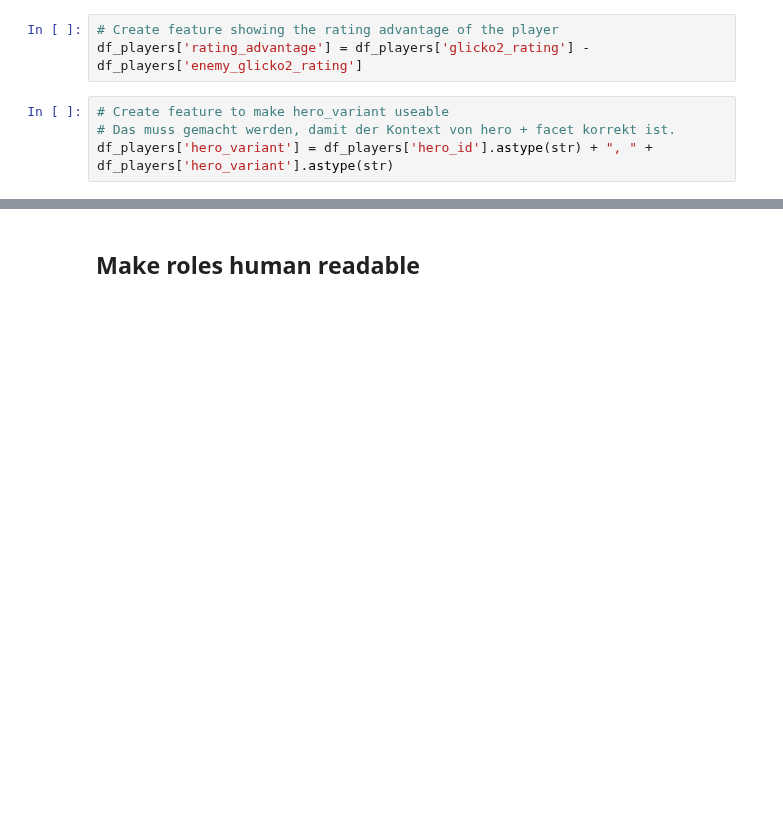
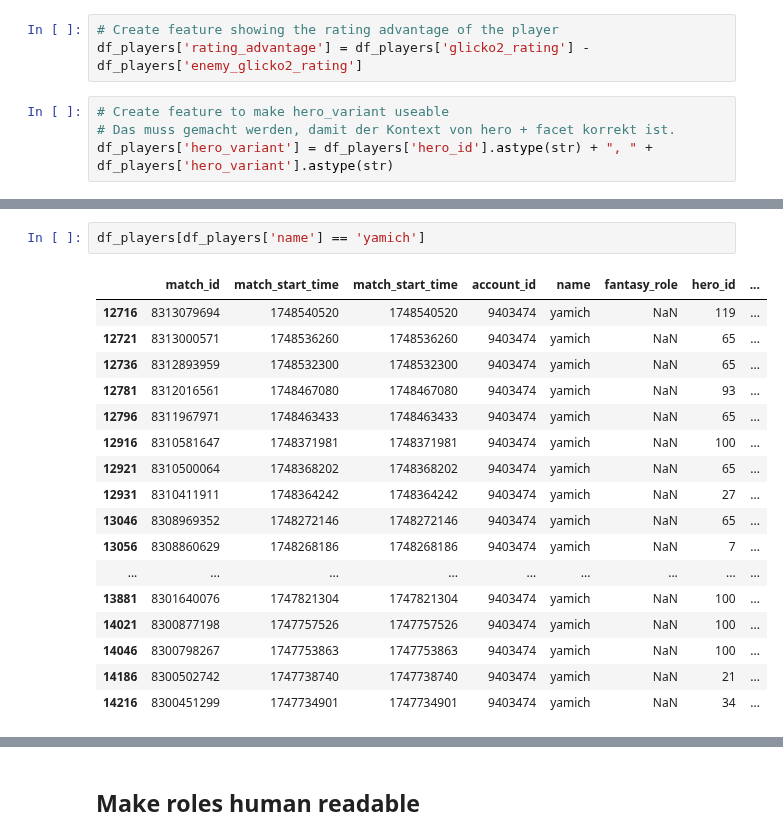
Before and after one commit to Burny101/dota-fantasy, a Jupyter notebook: data_pipeline.ipynb, the cells around one changed output, grey strips where cells are left out. Drawn from its saved outputs; the diff is of its cells as text; blank space fills up the shorter version.

```diff
--- a/data_pipeline.ipynb
+++ b/data_pipeline.ipynb
@@ -394 +413,21 @@ Name: count, dtype: int64
+# %%
+df_players[df_players['name'] == 'yamich']
+# %% [output]
+|  | match_id | match_start_time | match_start_time | account_id | name | fantasy_role | hero_id | ... |
+| 12716 | 8313079694 | 1748540520 | 1748540520 | 9403474 | yamich | NaN | 119 | ... |
+| 12721 | 8313000571 | 1748536260 | 1748536260 | 9403474 | yamich | NaN | 65 | ... |
+| 12736 | 8312893959 | 1748532300 | 1748532300 | 9403474 | yamich | NaN | 65 | ... |
+| 12781 | 8312016561 | 1748467080 | 1748467080 | 9403474 | yamich | NaN | 93 | ... |
+| 12796 | 8311967971 | 1748463433 | 1748463433 | 9403474 | yamich | NaN | 65 | ... |
+| 12916 | 8310581647 | 1748371981 | 1748371981 | 9403474 | yamich | NaN | 100 | ... |
+| 12921 | 8310500064 | 1748368202 | 1748368202 | 9403474 | yamich | NaN | 65 | ... |
+| 12931 | 8310411911 | 1748364242 | 1748364242 | 9403474 | yamich | NaN | 27 | ... |
+| 13046 | 8308969352 | 1748272146 | 1748272146 | 9403474 | yamich | NaN | 65 | ... |
+| 13056 | 8308860629 | 1748268186 | 1748268186 | 9403474 | yamich | NaN | 7 | ... |
+| ... | ... | ... | ... | ... | ... | ... | ... | ... |
+| 13881 | 8301640076 | 1747821304 | 1747821304 | 9403474 | yamich | NaN | 100 | ... |
+| 14021 | 8300877198 | 1747757526 | 1747757526 | 9403474 | yamich | NaN | 100 | ... |
+| 14046 | 8300798267 | 1747753863 | 1747753863 | 9403474 | yamich | NaN | 100 | ... |
+| 14186 | 8300502742 | 1747738740 | 1747738740 | 9403474 | yamich | NaN | 21 | ... |
+| 14216 | 8300451299 | 1747734901 | 1747734901 | 9403474 | yamich | NaN | 34 | ... |
 # %%
```
Also changed, not shown: parts of 32 cells of this notebook, 3 other files.
